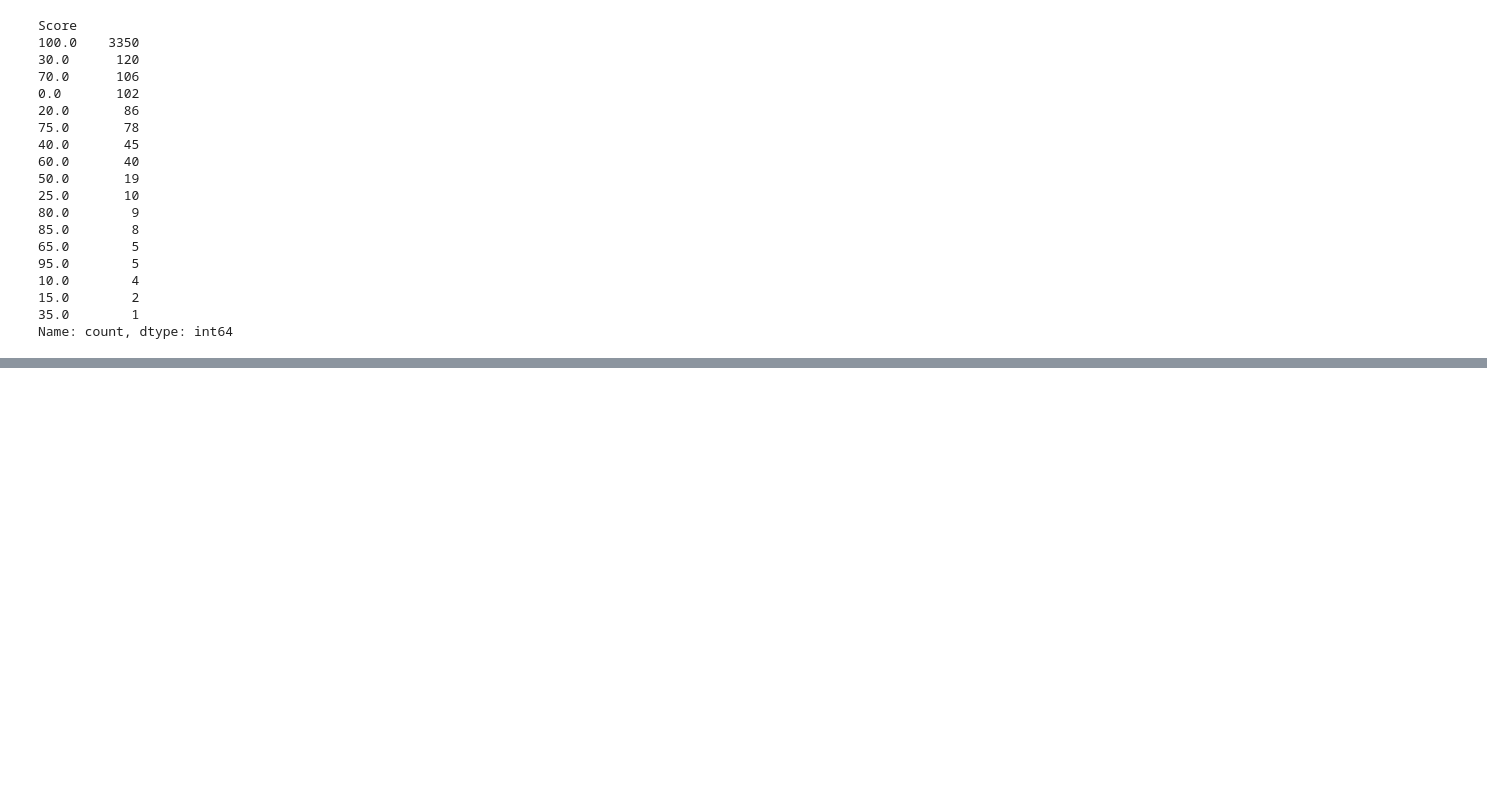
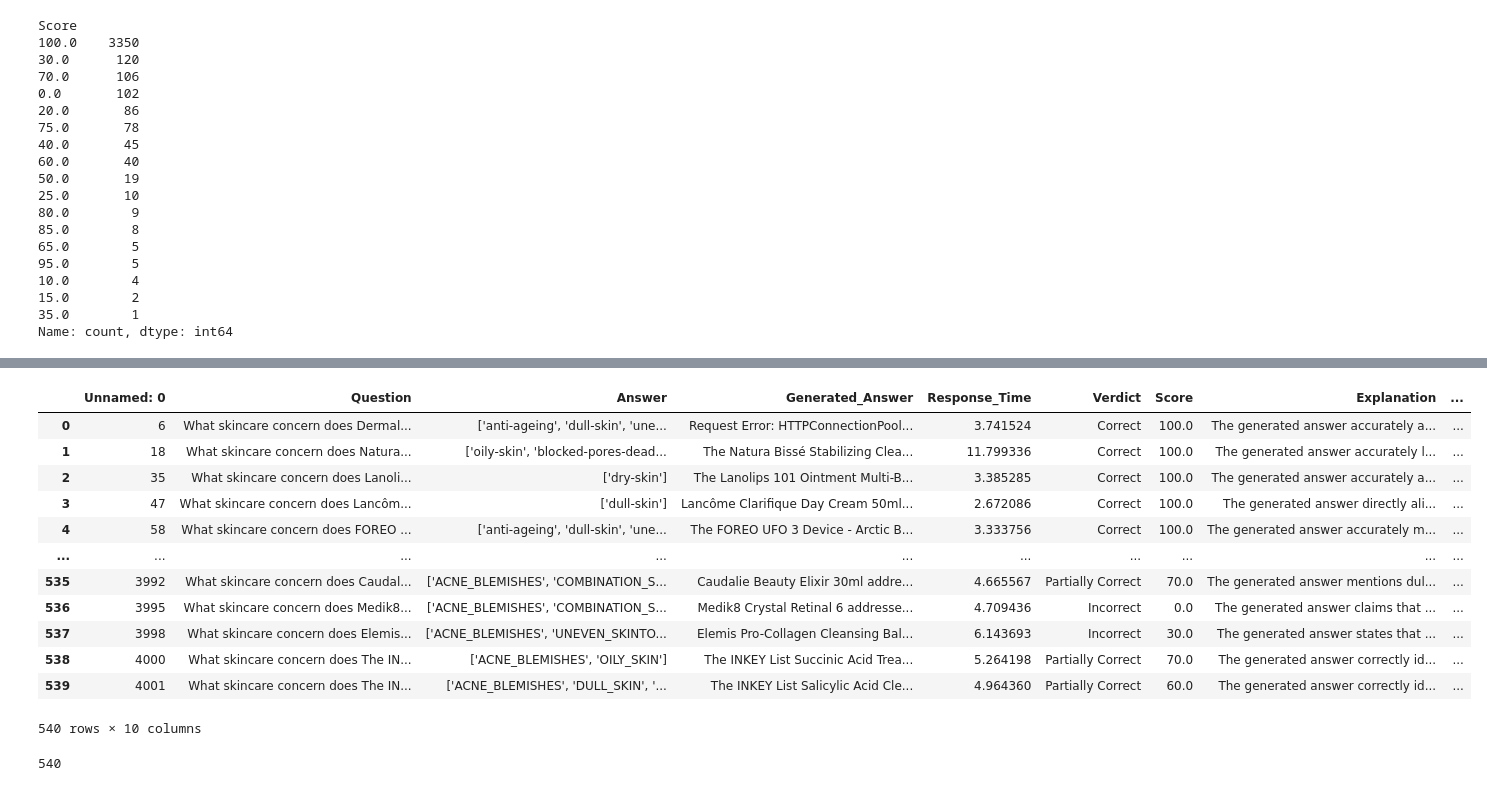
Before and after one commit to Dermalogical-AI-Assistant/qa-cosmetics-model, a Jupyter notebook: evaluate/monitor_result.ipynb, the cells around one changed output, grey strips where cells are left out. Cells and saved outputs as stored; diff of their text form; code cells hidden in the pictures; blank space fills up the shorter version.

```diff
--- a/evaluate/monitor_result.ipynb
+++ b/evaluate/monitor_result.ipynb
@@ -62,0 +92,24 @@ df_all[df_all['Score'] == 30]
+# %%
+df_errors = pd.read_csv('/home/jasmine/Documents/Study/DATN/code/qa-cosmetics-model/evaluate/result/tdcosmetics/final/skincare_concern_error.csv')
+df_errors_1 = pd.read_csv('/home/jasmine/Documents/Study/DATN/code/qa-cosmetics-model/evaluate/result/tdcosmetics/final/skincare_concern_error copy.csv')
+df_errors_2 = pd.read_csv('/home/jasmine/Documents/Study/DATN/code/qa-cosmetics-model/evaluate/result/tdcosmetics/final/skincare_concern_error copy 2.csv')
+
+df_errors_1
+# %% [output]
+|  | Unnamed: 0 | Question | Answer | Generated_Answer | Response_Time | Verdict | Score | Explanation | ... |
+| 0 | 6 | What skincare concern does Dermal... | ['anti-ageing', 'dull-skin', 'une... | Request Error: HTTPConnectionPool... | 3.741524 | Correct | 100.0 | The generated answer accurately a... | ... |
+| 1 | 18 | What skincare concern does Natura... | ['oily-skin', 'blocked-pores-dead... | The Natura Bissé Stabilizing Clea... | 11.799336 | Correct | 100.0 | The generated answer accurately l... | ... |
+| 2 | 35 | What skincare concern does Lanoli... | ['dry-skin'] | The Lanolips 101 Ointment Multi-B... | 3.385285 | Correct | 100.0 | The generated answer accurately a... | ... |
+| 3 | 47 | What skincare concern does Lancôm... | ['dull-skin'] | Lancôme Clarifique Day Cream 50ml... | 2.672086 | Correct | 100.0 | The generated answer directly ali... | ... |
+| 4 | 58 | What skincare concern does FOREO ... | ['anti-ageing', 'dull-skin', 'une... | The FOREO UFO 3 Device - Arctic B... | 3.333756 | Correct | 100.0 | The generated answer accurately m... | ... |
+| ... | ... | ... | ... | ... | ... | ... | ... | ... | ... |
+| 535 | 3992 | What skincare concern does Caudal... | ['ACNE_BLEMISHES', 'COMBINATION_S... | Caudalie Beauty Elixir 30ml addre... | 4.665567 | Partially Correct | 70.0 | The generated answer mentions dul... | ... |
+| 536 | 3995 | What skincare concern does Medik8... | ['ACNE_BLEMISHES', 'COMBINATION_S... | Medik8 Crystal Retinal 6 addresse... | 4.709436 | Incorrect | 0.0 | The generated answer claims that ... | ... |
+| 537 | 3998 | What skincare concern does Elemis... | ['ACNE_BLEMISHES', 'UNEVEN_SKINTO... | Elemis Pro-Collagen Cleansing Bal... | 6.143693 | Incorrect | 30.0 | The generated answer states that ... | ... |
+| 538 | 4000 | What skincare concern does The IN... | ['ACNE_BLEMISHES', 'OILY_SKIN'] | The INKEY List Succinic Acid Trea... | 5.264198 | Partially Correct | 70.0 | The generated answer correctly id... | ... |
+| 539 | 4001 | What skincare concern does The IN... | ['ACNE_BLEMISHES', 'DULL_SKIN', '... | The INKEY List Salicylic Acid Cle... | 4.964360 | Partially Correct | 60.0 | The generated answer correctly id... | ... |
+540 rows × 10 columns
+# %%
+len(df_errors['Score'])
+# %% [output]
+540
```
Also changed, not shown: parts of 69 cells of this notebook, 2 other files.
